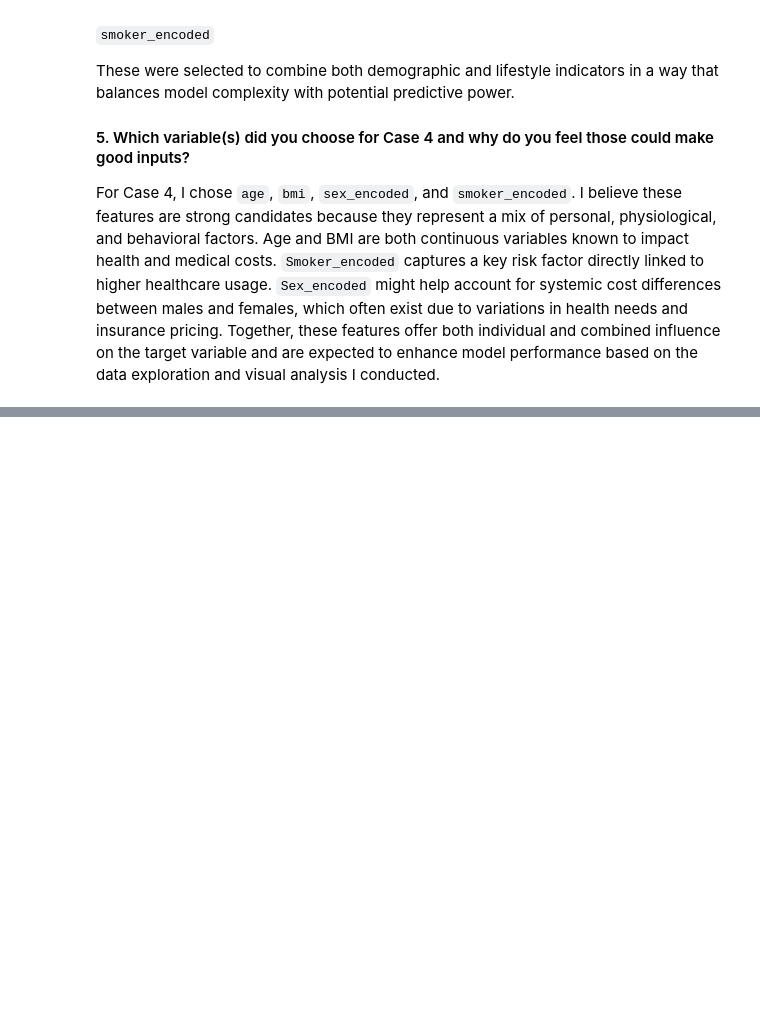
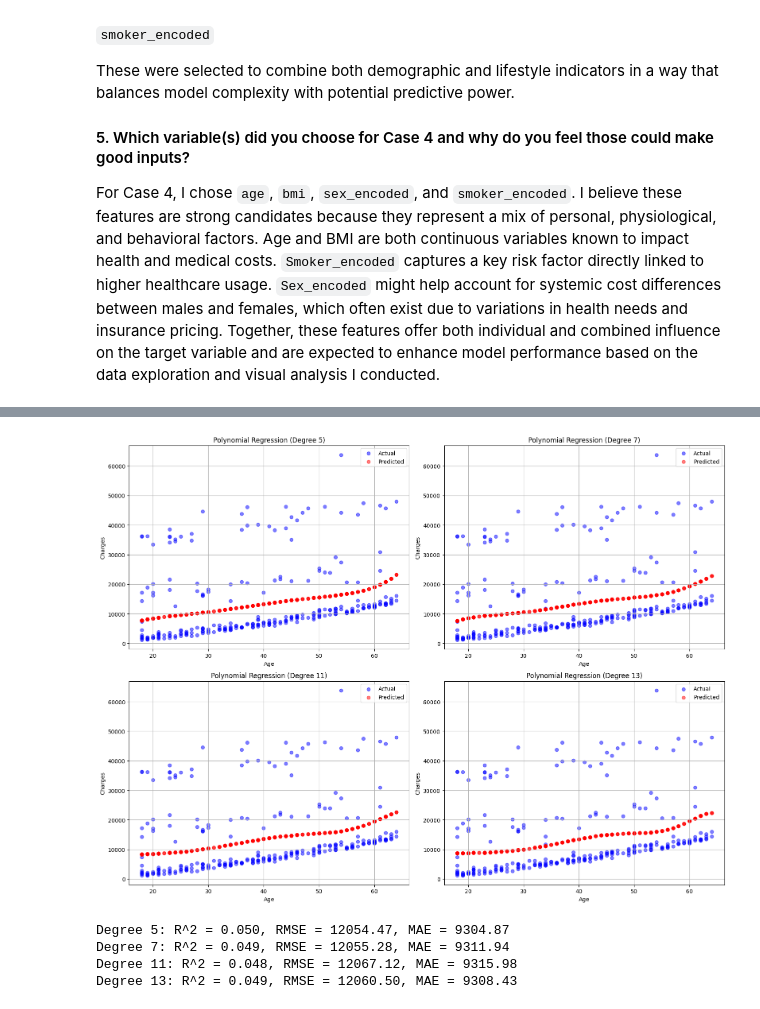
Before and after one commit to Data-Git-Hub/applied-ml-data-git-hub, a Jupyter notebook: lab04/ml04_data-git-hub.ipynb, the cells around one changed output, grey strips where cells are left out. Cells and saved outputs as stored; diff of their text form; code cells hidden in the pictures; blank space fills up the shorter version.

```diff
--- a/lab04/ml04_data-git-hub.ipynb
+++ b/lab04/ml04_data-git-hub.ipynb
@@ -313,0 +599,49 @@ For Case 4, I chose `age`, `bmi`, `sex_encoded`, and `smoker_encoded`. I believe
+# %%
+# List of prime degrees
+degrees = [5, 7, 11, 13]
+
+# Set up 2x2 subplots
+fig, axes = plt.subplots(2, 2, figsize=(16, 12))
+axes = axes.flatten()
+
+# Store performance metrics
+performance_summary = []
+
+for i, degree in enumerate(degrees):
+    # Transform age into higher-degree polynomial features
+    poly = PolynomialFeatures(degree=degree)
+    X1_train_poly = poly.fit_transform(X1_train)
+    X1_test_poly = poly.transform(X1_test)
+
+    # Train and predict
+    model = LinearRegression()
+    model.fit(X1_train_poly, y1_train)
+    y_pred_poly = model.predict(X1_test_poly)
+
+    # Evaluate
+    r2 = r2_score(y1_test, y_pred_poly)
+    rmse = np.sqrt(mean_squared_error(y1_test, y_pred_poly))
+    mae = mean_absolute_error(y1_test, y_pred_poly)
+    performance_summary.append(f"Degree {degree}: R^2 = {r2:.3f}, RMSE = {rmse:.2f}, MAE = {mae:.2f}")
+
+    # Plot actual vs predicted
+    axes[i].scatter(X1_test, y1_test, color='blue', alpha=0.5, label='Actual')
+    axes[i].scatter(X1_test, y_pred_poly, color='red', alpha=0.5, label='Predicted')
+    axes[i].set_title(f"Polynomial Regression (Degree {degree})")
+    axes[i].set_xlabel('Age')
+    axes[i].set_ylabel('Charges')
+    axes[i].legend()
+    axes[i].grid(True)
+
+plt.tight_layout()
+plt.show()
+
+# Display performance summary
+for summary in performance_summary:
+    print(summary)
+# %% [output]
+[figure, added]
+Degree 5: R^2 = 0.050, RMSE = 12054.47, MAE = 9304.87
+Degree 7: R^2 = 0.049, RMSE = 12055.28, MAE = 9311.94
+Degree 11: R^2 = 0.048, RMSE = 12067.12, MAE = 9315.98
+Degree 13: R^2 = 0.049, RMSE = 12060.50, MAE = 9308.43
```
Also changed, not shown: parts of 29 cells of this notebook, 5 other files.
